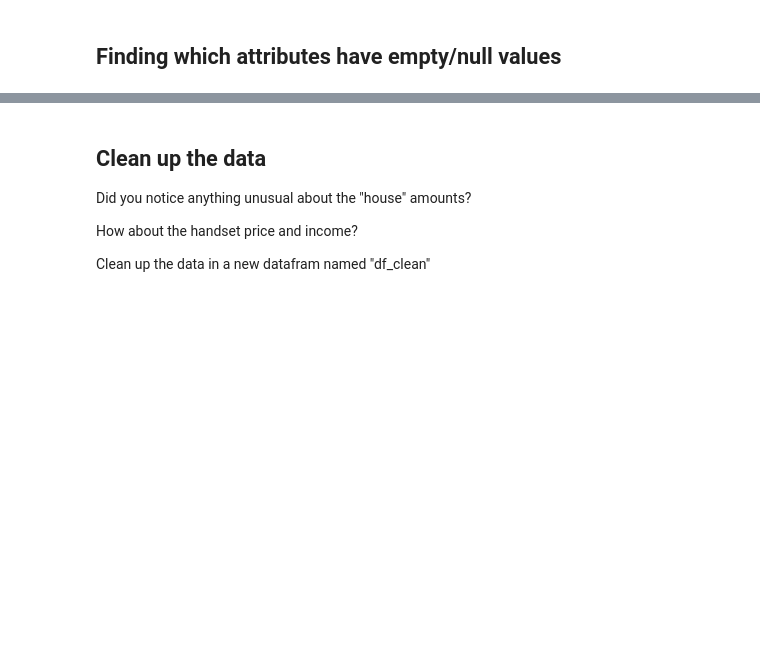
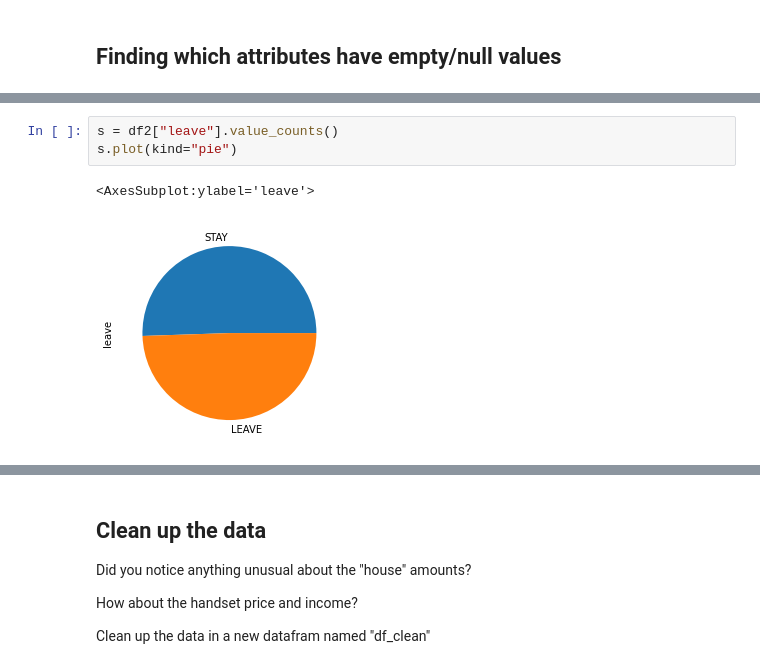
Before and after one commit to RaulPreciado/IS_4487, a Jupyter notebook: Module4_Script_v1_2.ipynb, the cells around one changed output, grey strips where cells are left out. Saved outputs shown, nothing was run; the diff lists cells and outputs as text; blank space fills up the shorter version.

```diff
--- a/Module4_Script_v1_2.ipynb
+++ b/Module4_Script_v1_2.ipynb
@@ -110,0 +130,6 @@ df.describe()
+# %%
+s = df2["leave"].value_counts()
+s.plot(kind="pie")
+# %% [output]
+<AxesSubplot:ylabel='leave'>
+[figure, added]
```
Also changed, not shown: parts of 11 cells of this notebook.
